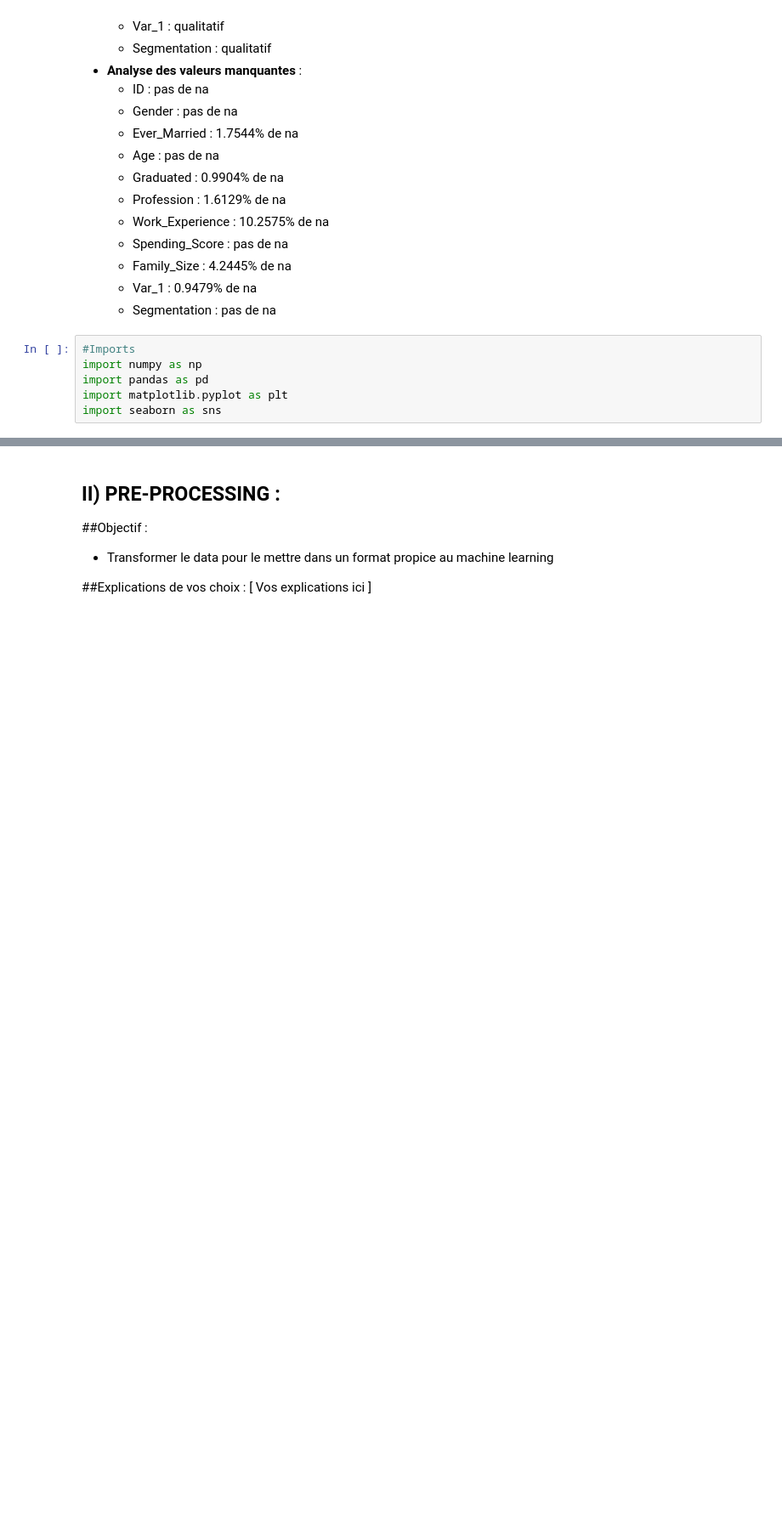
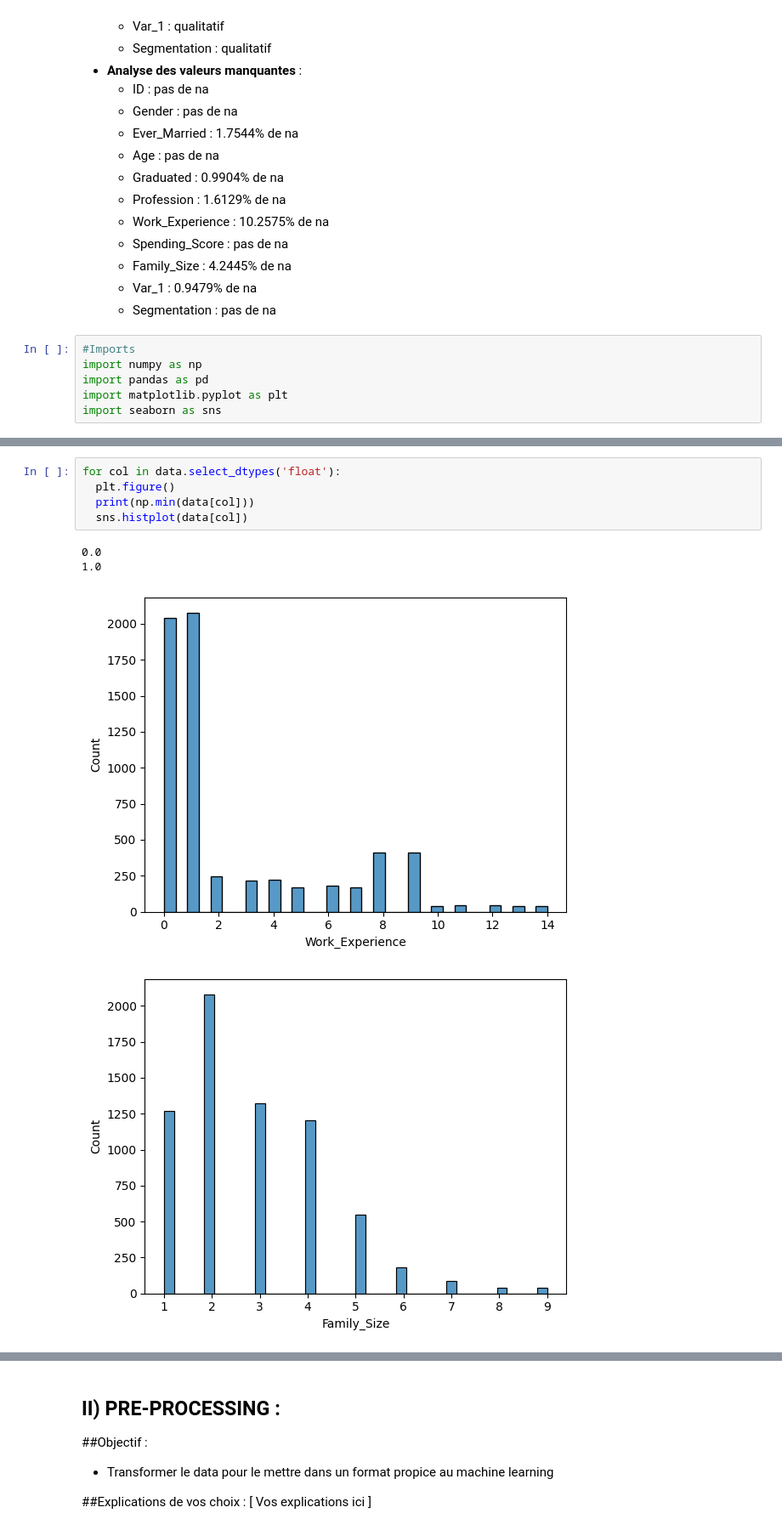
Before and after one commit to Ractouf/3BIN-Q1-ML, a Jupyter notebook: S6-7/BIN3100_ML_S6_Projet_Récapitulatif_2023.ipynb, the cells around one changed output, grey strips where cells are left out. Shown: that part at 85% size. Saved outputs shown, nothing was run; the diff lists cells and outputs as text; blank space fills up the shorter version.

```diff
--- a/S6-7/BIN3100_ML_S6_Projet_Récapitulatif_2023.ipynb
+++ b/S6-7/BIN3100_ML_S6_Projet_Récapitulatif_2023.ipynb
@@ -229 +237,11 @@ Name: Segmentation, dtype: int64
 [figure]
+# %%
+for col in data.select_dtypes('float'):
+  plt.figure()
+  print(np.min(data[col]))
+  sns.histplot(data[col])
+# %% [output]
+0.0
+1.0
+[figure, added]
+[figure, added]
```
Also changed, not shown: parts of 12 cells of this notebook.
